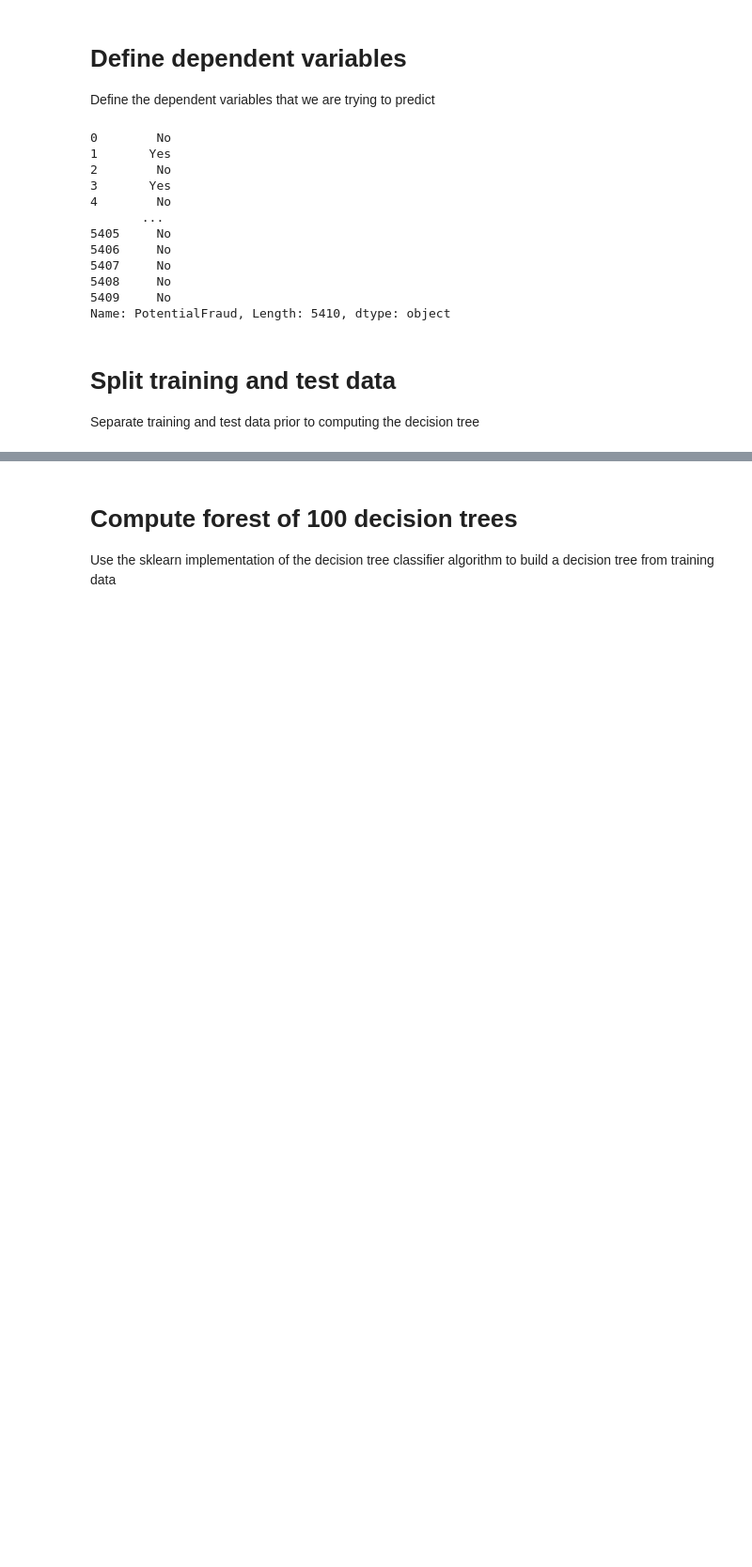
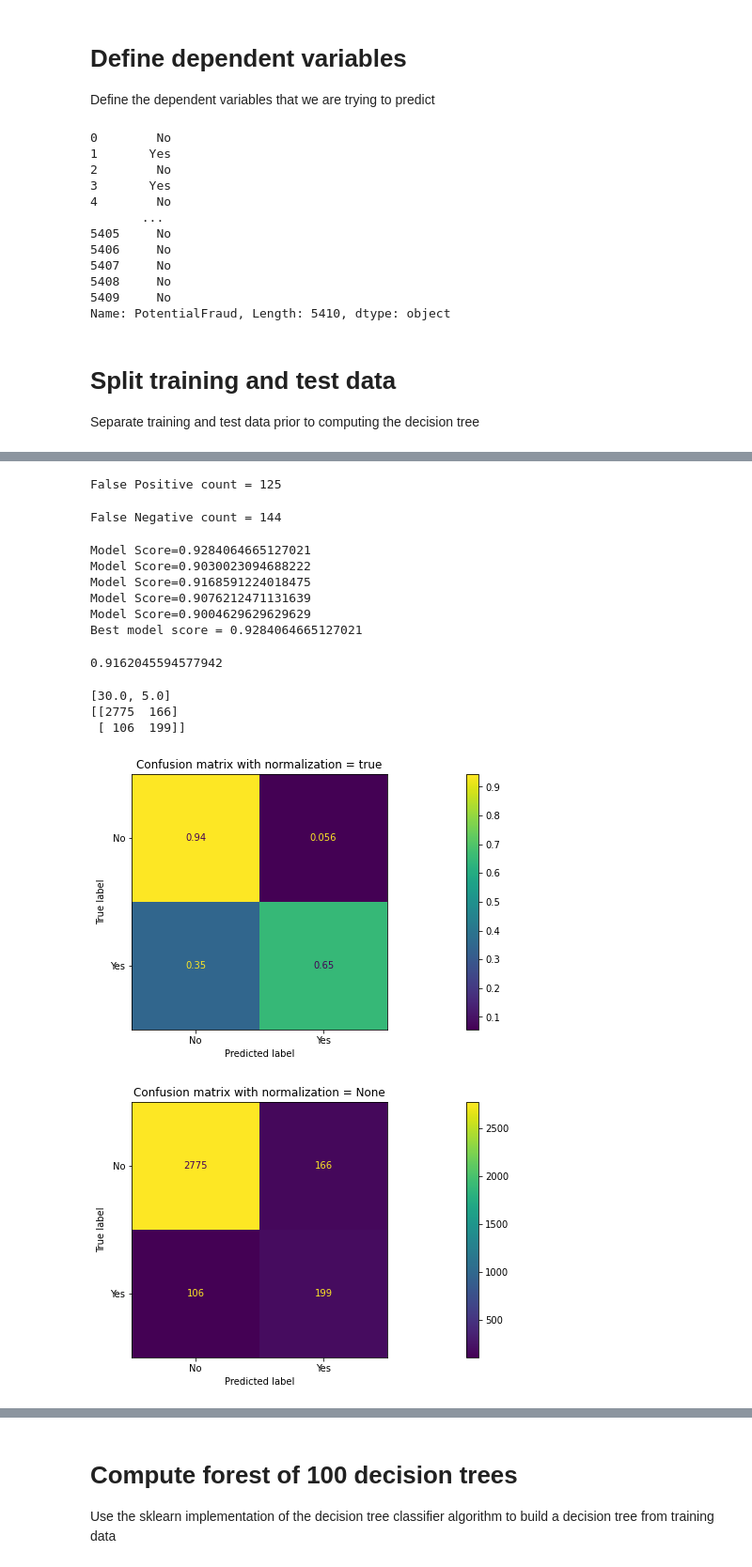
Before and after one commit to supernaut11/data602-final-project, a Jupyter notebook: src/model_fraud_mdehn-11.11.ipynb, the cells around one changed output, grey strips where cells are left out. Shown at 94% size. Cells and saved outputs as stored; diff of their text form; code cells hidden in the pictures; blank space fills up the shorter version.

```diff
--- a/src/model_fraud_mdehn-11.11.ipynb
+++ b/src/model_fraud_mdehn-11.11.ipynb
@@ -489,0 +601,35 @@ X, XTest, Y, YTest = tts(X_final_frame, Y_final_frame, test_size =0.60, random_s
+# %%
+#get false positives
+dtree_fp = get_false_positives(XTest, YTest, YPredicted_dtree)
+print(f'False Positive count = {len(dtree_fp)}')
+# %% [output]
+False Positive count = 125
+# %%
+dtree_fn = get_false_negatives(XTest, YTest, YPredicted_dtree)
+print(f'False Negative count = {len(dtree_fn)}')
+# %% [output]
+False Negative count = 144
+# %%
+best_score, dtree_clf_kfold = kfold_cross_validate(dtree_clf, X, Y)
+print(f'Best model score = {best_score}')
+# %% [output]
+Model Score=0.9284064665127021
+Model Score=0.9030023094688222
+Model Score=0.9168591224018475
+Model Score=0.9076212471131639
+Model Score=0.9004629629629629
+Best model score = 0.9284064665127021
+# %%
+YPredicted_dtree_kfold = dtree_clf_kfold.predict(XTest)
+accuracy = metrics.accuracy_score(YTest, YPredicted_dtree_kfold)
+accuracy
+# %% [output]
+0.9162045594577942
+# %%
+create_confusion_matrix(dtree_clf_kfold, XTest, YTest, sorted_out)
+# %% [output]
+[30.0, 5.0]
+[[2775  166]
+ [ 106  199]]
+[figure, added]
+[figure, added]
```
Also changed, not shown: parts of 36 cells of this notebook.
